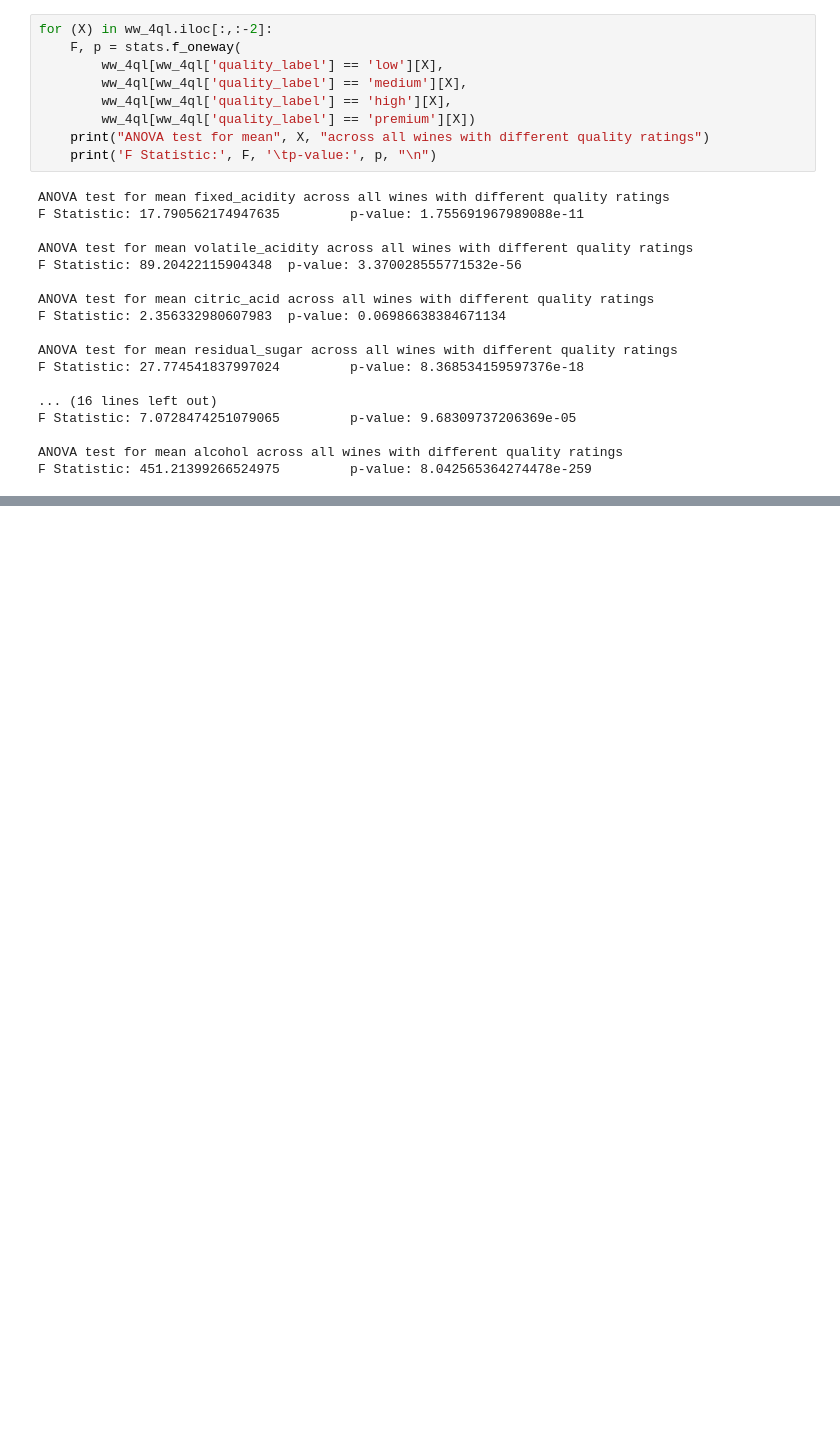
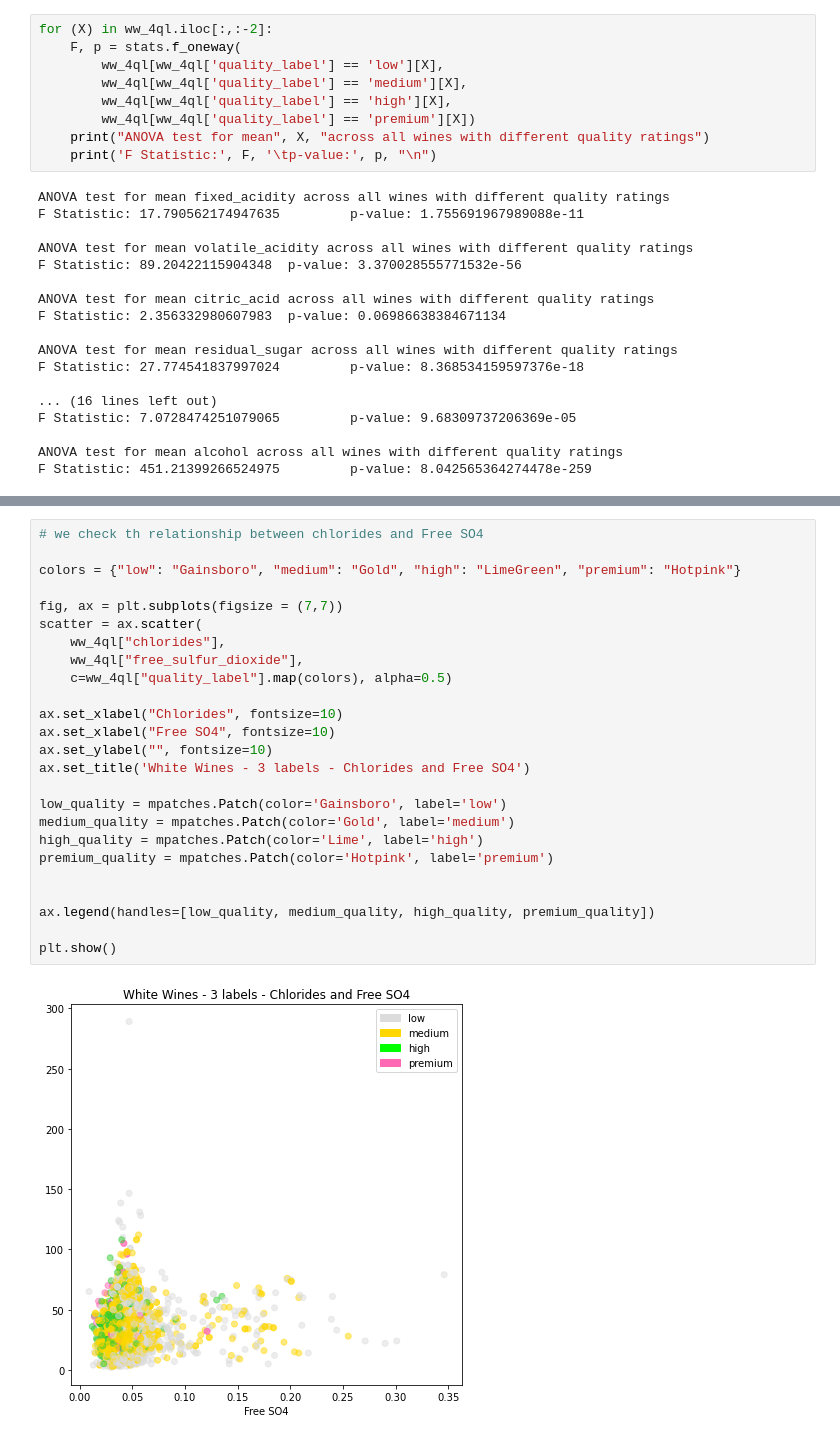
Before and after one commit to GitKPAN/4_BlueBerry-Winery, a Jupyter notebook: White_Wines_ML.ipynb, the cells around one changed output, grey strips where cells are left out. Drawn from its saved outputs; the diff is of its cells as text; blank space fills up the shorter version.

```diff
--- a/White_Wines_ML.ipynb
+++ b/White_Wines_ML.ipynb
@@ -404,0 +628,27 @@ TypeError: list indices must be integers or slices, not str
+# %%
+# we check th relationship between chlorides and Free SO4
+
+colors = {"low": "Gainsboro", "medium": "Gold", "high": "LimeGreen", "premium": "Hotpink"}
+
+fig, ax = plt.subplots(figsize = (7,7))
+scatter = ax.scatter(
+    ww_4ql["chlorides"],
+    ww_4ql["free_sulfur_dioxide"],
+    c=ww_4ql["quality_label"].map(colors), alpha=0.5)
+
+ax.set_xlabel("Chlorides", fontsize=10)
+ax.set_xlabel("Free SO4", fontsize=10)
+ax.set_ylabel("", fontsize=10)
+ax.set_title('White Wines - 3 labels - Chlorides and Free SO4')
+
+low_quality = mpatches.Patch(color='Gainsboro', label='low')
+medium_quality = mpatches.Patch(color='Gold', label='medium')
+high_quality = mpatches.Patch(color='Lime', label='high')
+premium_quality = mpatches.Patch(color='Hotpink', label='premium')
+
+
+ax.legend(handles=[low_quality, medium_quality, high_quality, premium_quality])
+
+plt.show()
+# %% [output]
+[figure, added]
```
Also changed, not shown: parts of 17 cells of this notebook, 1 other file.
